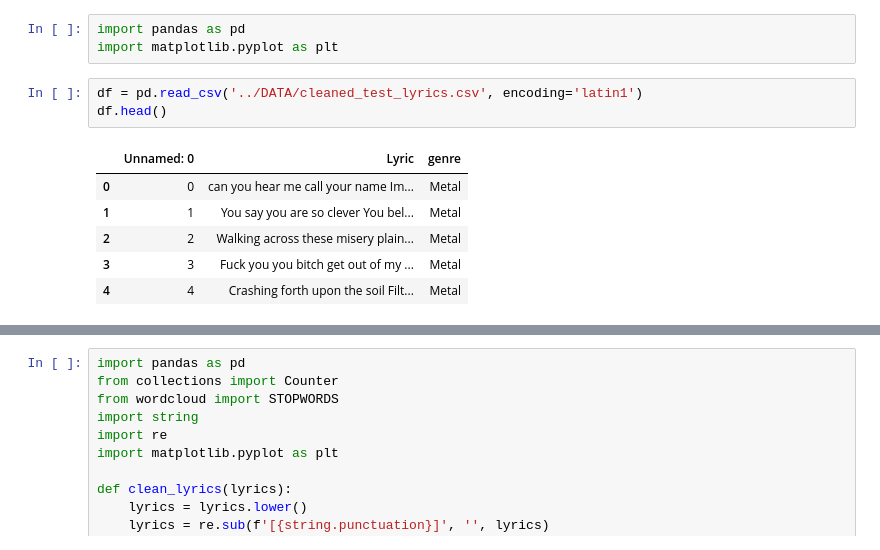
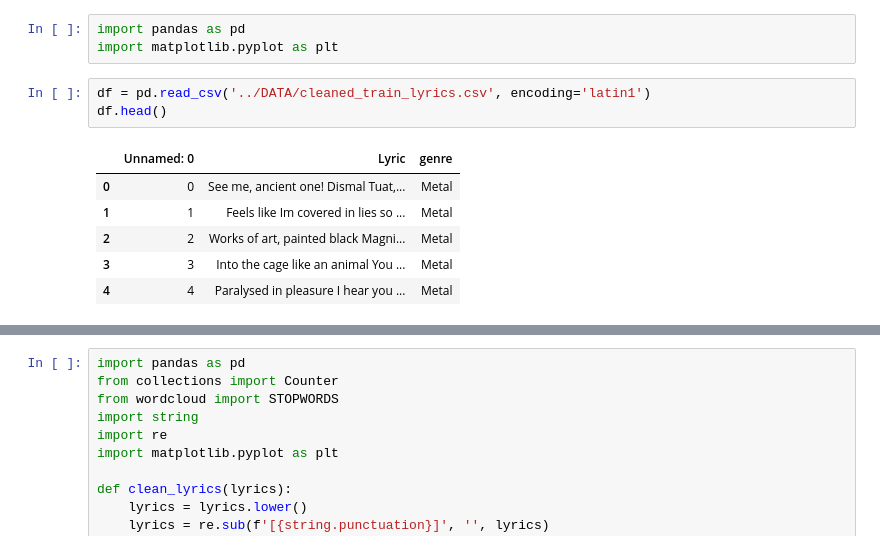
Before and after one commit to ZaidFada231/DS4002-Text, a Jupyter notebook: SCRIPTS/exploratoryplots.ipynb, the cells around one changed output, grey strips where cells are left out. Cells and saved outputs as stored; diff of their text form.

Commit message:
switch to train

```diff
--- a/SCRIPTS/exploratoryplots.ipynb
+++ b/SCRIPTS/exploratoryplots.ipynb
@@ -2,12 +2,12 @@
 import pandas as pd
 import matplotlib.pyplot as plt
 # %%
-df = pd.read_csv('../DATA/cleaned_test_lyrics.csv', encoding='latin1')
+df = pd.read_csv('../DATA/cleaned_train_lyrics.csv', encoding='latin1')
 df.head()
 # %% [output]
 |  | Unnamed: 0 | Lyric | genre |
-| 0 | 0 | can you hear me call your name Im... | Metal |
-| 1 | 1 | You say you are so clever You bel... | Metal |
-| 2 | 2 | Walking across these misery plain... | Metal |
-| 3 | 3 | Fuck you you bitch get out of my ... | Metal |
-| 4 | 4 | Crashing forth upon the soil Filt... | Metal |
+| 0 | 0 | See me, ancient one! Dismal Tuat,... | Metal |
+| 1 | 1 | Feels like Im covered in lies so ... | Metal |
+| 2 | 2 | Works of art, painted black Magni... | Metal |
+| 3 | 3 | Into the cage like an animal You ... | Metal |
+| 4 | 4 | Paralysed in pleasure I hear you ... | Metal |
```
Also changed, not shown: parts of 1 cell of this notebook, 1 other file.
